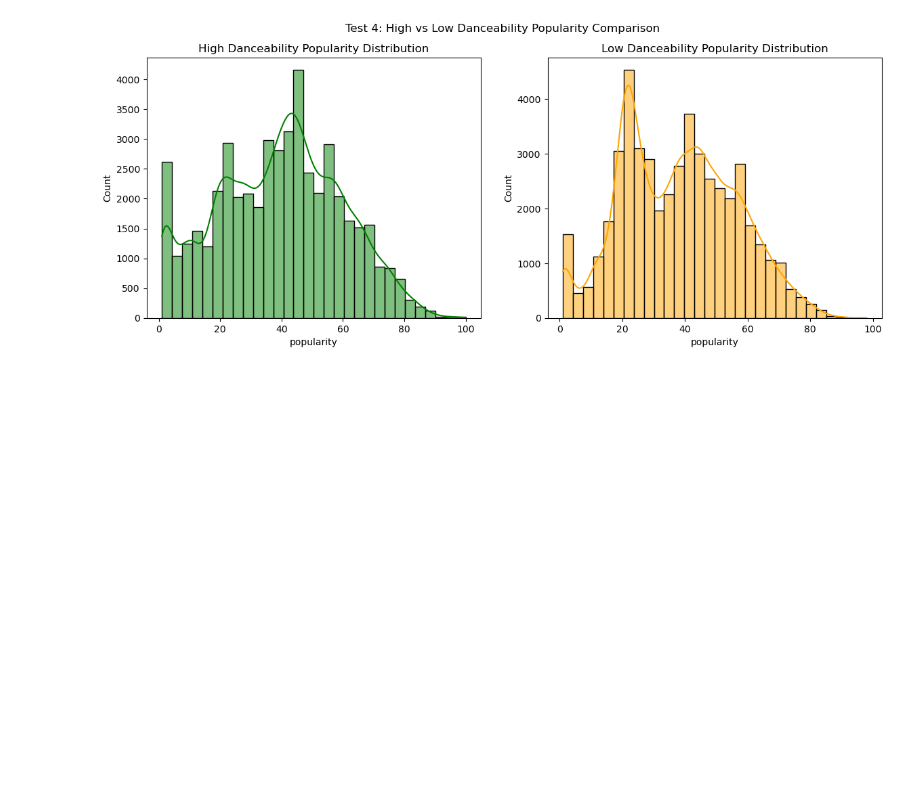
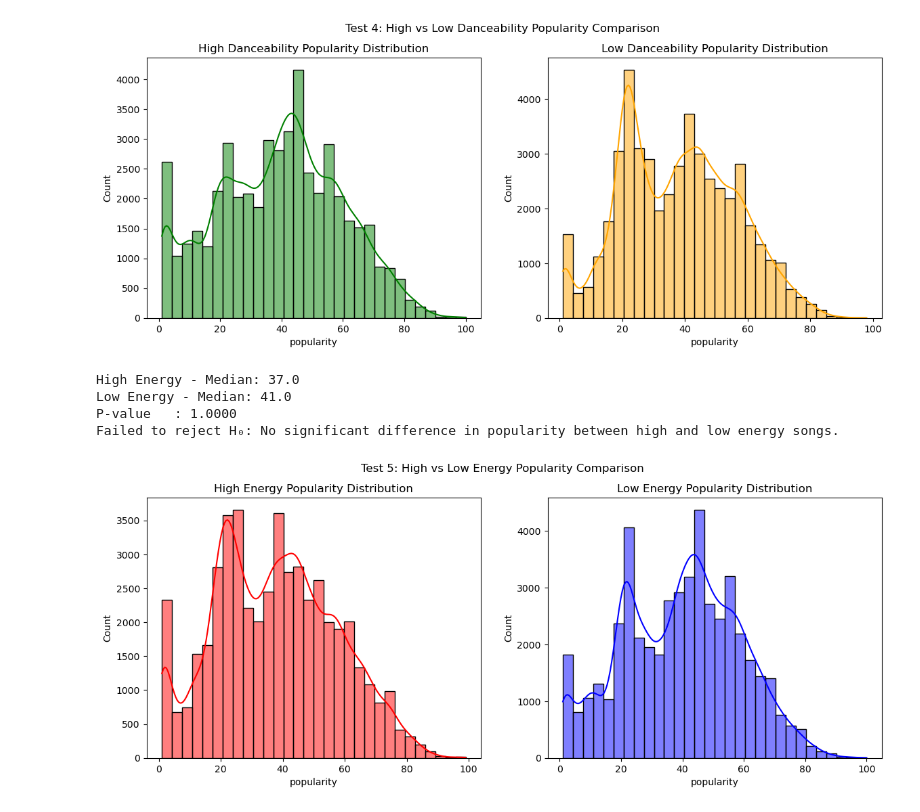
Before and after one commit to canreves/popularity-guesser, a Jupyter notebook: hypothesis-testing.ipynb, the cells around one changed output. Drawn from its saved outputs; the diff is of its cells as text; code cells hidden in the pictures; blank space fills up the shorter version.

Commit message:
test 5 is done.

```diff
--- a/hypothesis-testing.ipynb
+++ b/hypothesis-testing.ipynb
@@ -278,3 +278,31 @@ Low Danceability - Median: 38.0
 P-value   : 0.0000
 Reject H₀: Songs with higher danceability are more popular than those with lower danceability.
 [figure]
+# %%
+# Test 5: High vs Low Energy - Mann-Whitney U Test (one-tailed)
+median_energy = df["energy"].median()
+high_energy_popularity = df[df["energy"] > median_energy]["popularity"]
+low_energy_popularity = df[df["energy"] <= median_energy]["popularity"]
+
+stat, p_value = stats.mannwhitneyu(high_energy_popularity, low_energy_popularity, alternative='greater')
+print(f"High Energy - Median: {high_energy_popularity.median():.1f}")
+print(f"Low Energy - Median: {low_energy_popularity.median():.1f}")
+print(f"P-value   : {p_value:.4f}")
+if p_value < 0.05:
+    print("Reject H₀: Songs with higher energy are more popular than those with lower energy.")
+else:
+    print("Failed to reject H₀: No significant difference in popularity between high and low energy songs.")
+
+fig, axes = plt.subplots(1, 2, figsize=(14,5))
+sns.histplot(high_energy_popularity, bins=30, kde=True, color="red", ax=axes[0])
+axes[0].set_title("High Energy Popularity Distribution")
+sns.histplot(low_energy_popularity, bins=30, kde=True, color="blue", ax=axes[1])
+axes[1].set_title("Low Energy Popularity Distribution")
+plt.suptitle("Test 5: High vs Low Energy Popularity Comparison")
+plt.show()
+# %% [output]
+High Energy - Median: 37.0
+Low Energy - Median: 41.0
+P-value   : 1.0000
+Failed to reject H₀: No significant difference in popularity between high and low energy songs.
+[figure, added]
```
